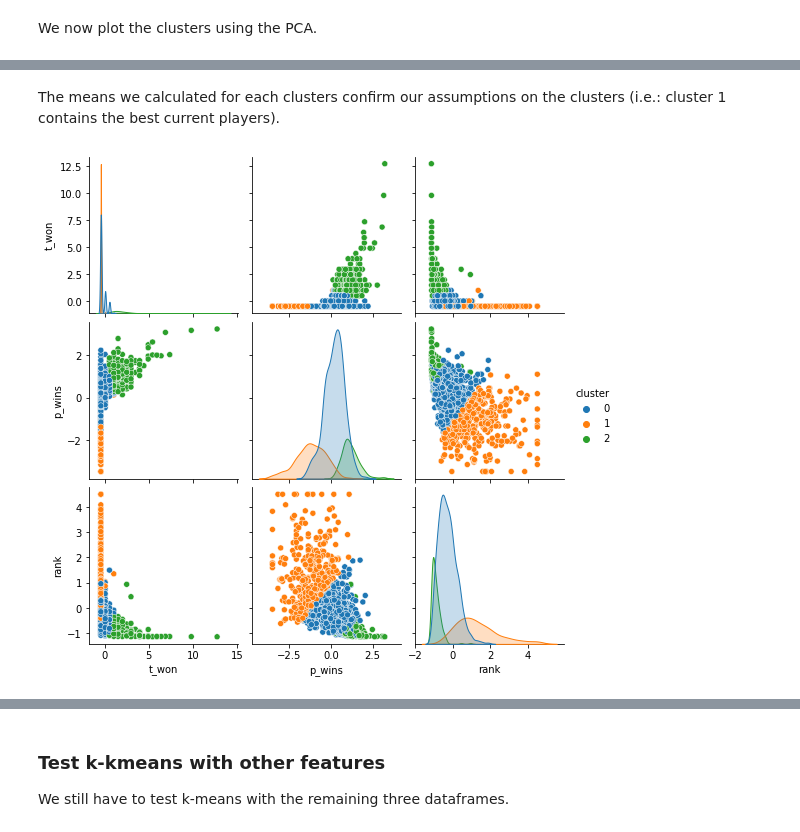
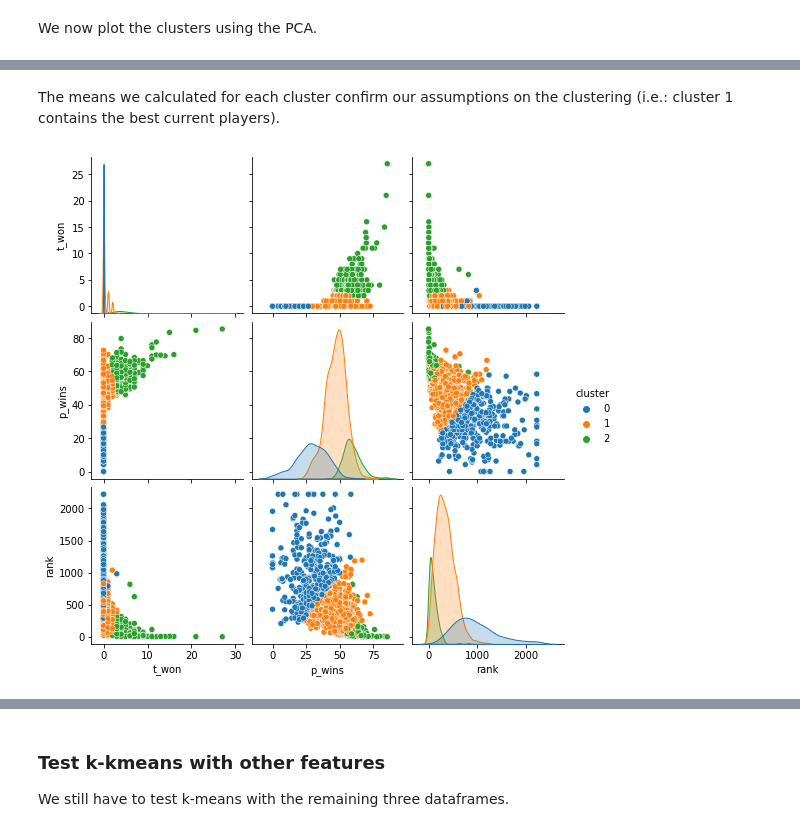
Before and after one commit to nikodallanoce/DataMiningProject, a Jupyter notebook: DM_14_TASK2/DM_14_clustering_analysis.ipynb, the cells around one changed output, grey strips where cells are left out. Saved outputs shown, nothing was run; the diff lists cells and outputs as text; code cells hidden in the pictures.

```diff
--- a/DM_14_TASK2/DM_14_clustering_analysis.ipynb
+++ b/DM_14_TASK2/DM_14_clustering_analysis.ipynb
@@ -348,4 +298,5 @@ From what we can see, cluster 1 contains the best players, meanwhile cluster 1 c
 # %%
-df_clusters[0]["cluster"] = kmeans.labels_  # insert the column "cluster"
-df_clusters[0].groupby("cluster").mean()
+df_cluster_plot = df_clusters[0].copy()
+df_cluster_plot["cluster"] = kmeans.labels_  # insert the column "cluster"
+df_cluster_plot.groupby("cluster").mean()
 # %% [output]
@@ -361 +307,5 @@ See the caveats in the documentation: https://pandas.pydata.org/pandas-docs/stab
 | 2 | 5.014019 | 59.291589 | 94.373832 |
+# %%
+df_cluster_plot["t_won"] = np.floor(df_cluster_plot["t_won"]).astype("float64")
+df_cluster_plot["rank"] = np.floor(df_cluster_plot["rank"]).astype("float64")
+df_cluster_plot.info()
@@ -362,10 +324,10 @@ See the caveats in the documentation: https://pandas.pydata.org/pandas-docs/stab
 # %% [markdown]
-The means we calculated for each clusters confirm our assumptions on the clusters (i.e.: cluster 1 contains the best current players).
+The means we calculated for each cluster confirm our assumptions on the clustering (i.e.: cluster 1 contains the best current players).
 # %%
-sn.pairplot(df_clusters_scaled[0], hue='cluster', palette='tab10')
+sn.pairplot(df_cluster_plot, hue='cluster', palette='tab10')
 plt.show()
 # %% [output]
-[figure, old version]
+[figure, new version]
 # %%
 fig, axs = plt.subplots(1, 2, figsize=(19, 5));
 
```
Also changed, not shown: parts of 95 cells of this notebook.
